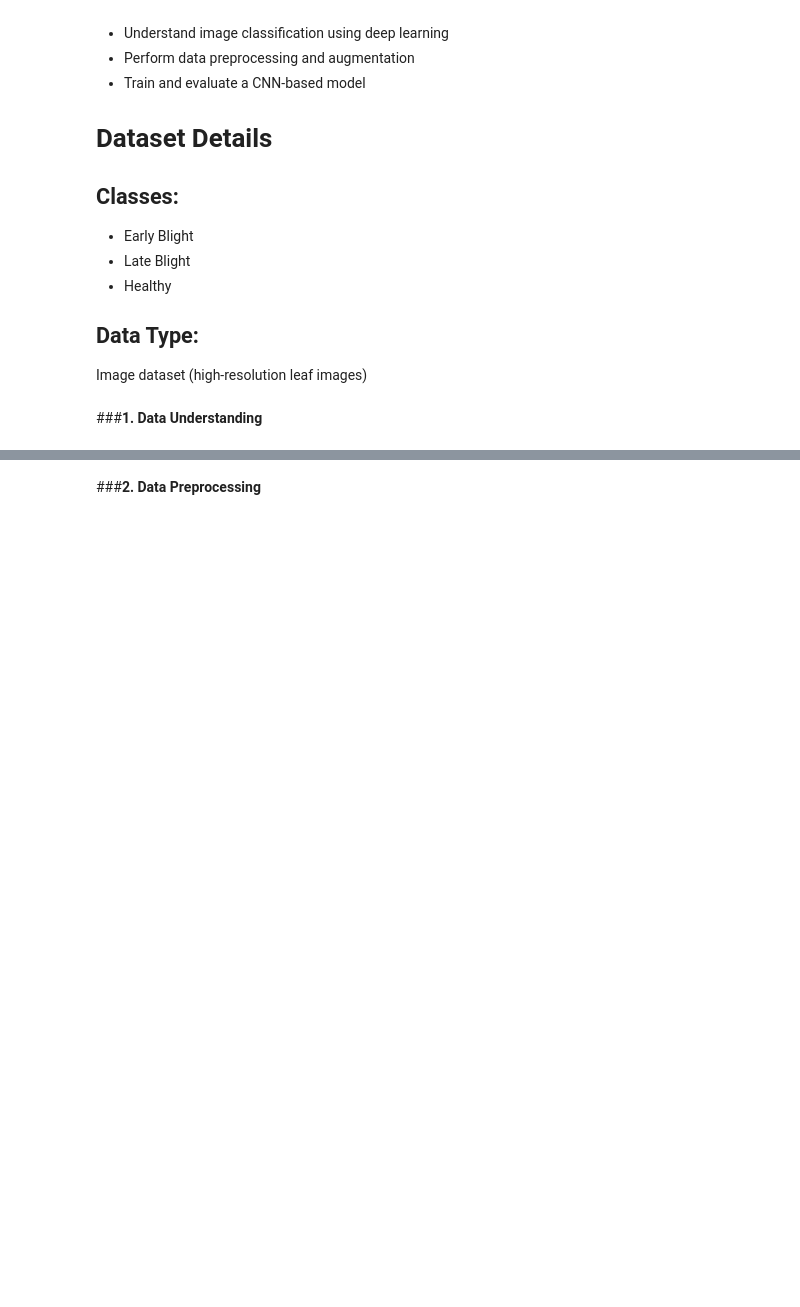
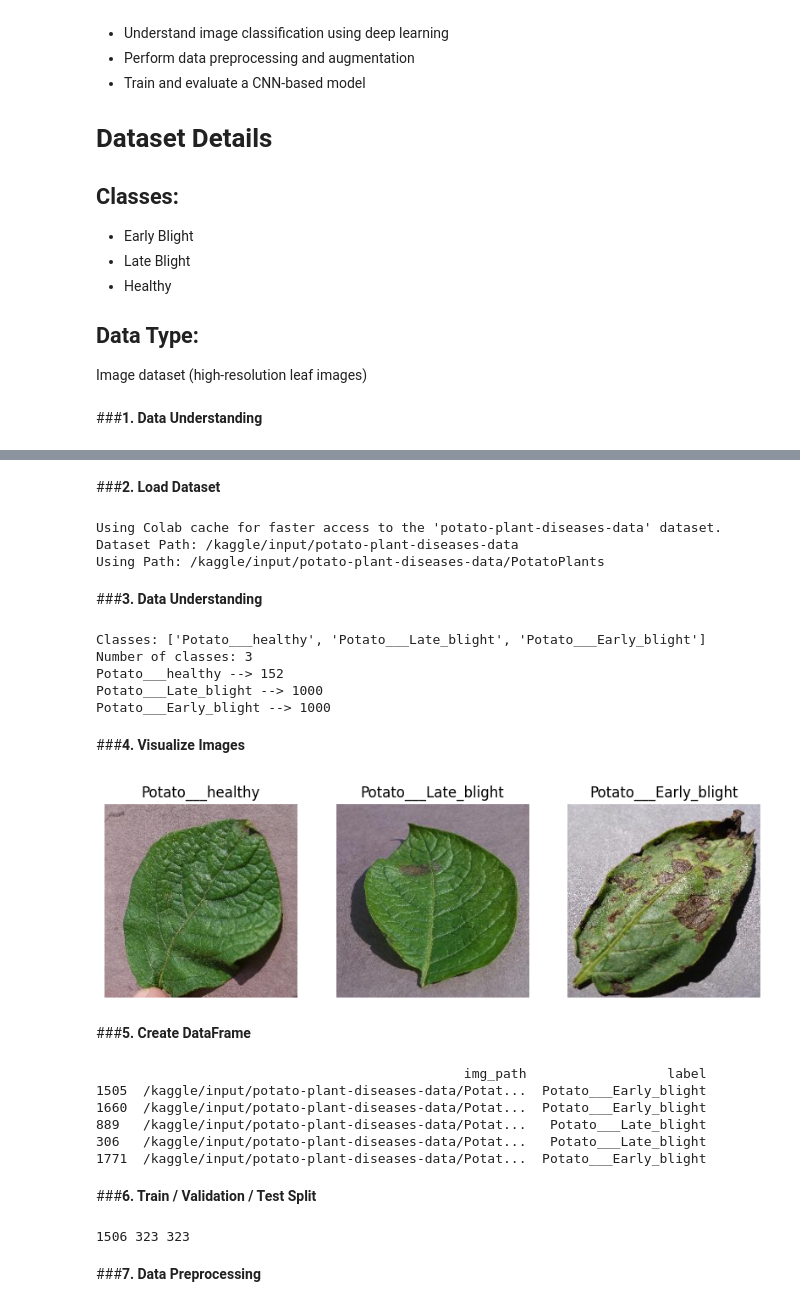
Before and after one commit to cvinushareddy/Data-science-projects, a Jupyter notebook: Week_10.ipynb, the cells around one changed output, grey strips where cells are left out. Saved outputs shown, nothing was run; the diff lists cells and outputs as text; code cells hidden in the pictures; blank space fills up the shorter version.

```diff
--- a/Week_10.ipynb
+++ b/Week_10.ipynb
@@ -131,2 +56,77 @@ plt.show()
+# %% [markdown]
+###**2. Load Dataset**
+# %%
+path = kagglehub.dataset_download("hafiznouman786/potato-plant-diseases-data")
+print("Dataset Path:", path)
+
+# Use correct folder
+data_path = os.path.join(path, "PotatoPlants")
+print("Using Path:", data_path)
+# %% [output]
+Using Colab cache for faster access to the 'potato-plant-diseases-data' dataset.
+Dataset Path: /kaggle/input/potato-plant-diseases-data
+Using Path: /kaggle/input/potato-plant-diseases-data/PotatoPlants
+# %% [markdown]
+###**3. Data Understanding**
+# %%
+classes = os.listdir(data_path)
+print("Classes:", classes)
+print("Number of classes:", len(classes))
+
+for cls in classes:
+    print(cls, "-->", len(os.listdir(os.path.join(data_path, cls))))
+# %% [output]
+Classes: ['Potato___healthy', 'Potato___Late_blight', 'Potato___Early_blight']
+Number of classes: 3
+Potato___healthy --> 152
+Potato___Late_blight --> 1000
+Potato___Early_blight --> 1000
+# %% [markdown]
+###**4. Visualize Images**
+# %%
+plt.figure(figsize=(10,5))
+
+for i, cls in enumerate(classes):
+    img_path = os.path.join(data_path, cls, os.listdir(os.path.join(data_path, cls))[0])
+    img = Image.open(img_path)
+
+    plt.subplot(1,3,i+1)
+    plt.imshow(img)
+    plt.title(cls)
+    plt.axis('off')
+
+plt.show()
+# %% [output]
+[figure, added]
+# %% [markdown]
+###**5. Create DataFrame**
+# %%
+data = []
+
+for label in classes:
+    class_path = os.path.join(data_path, label)
+    for img in os.listdir(class_path):
+        data.append([os.path.join(class_path, img), label])
+
+data = pd.DataFrame(data, columns=['img_path', 'label'])
+data = data.sample(frac=1, random_state=42)
+
+print(data.head())
+# %% [output]
+                                               img_path                  label
+1505  /kaggle/input/potato-plant-diseases-data/Potat...  Potato___Early_blight
+1660  /kaggle/input/potato-plant-diseases-data/Potat...  Potato___Early_blight
+889   /kaggle/input/potato-plant-diseases-data/Potat...   Potato___Late_blight
+306   /kaggle/input/potato-plant-diseases-data/Potat...   Potato___Late_blight
+1771  /kaggle/input/potato-plant-diseases-data/Potat...  Potato___Early_blight
+# %% [markdown]
+###**6. Train / Validation / Test Split**
+# %%
+train_data, temp_data = train_test_split(data, test_size=0.3, random_state=42)
+val_data, test_data = train_test_split(temp_data, test_size=0.5, random_state=42)
+
+print(len(train_data), len(val_data), len(test_data))
+# %% [output]
+1506 323 323
 # %% [markdown]
-###**2. Data Preprocessing**
+###**7. Data Preprocessing**
```
Also changed, not shown: parts of 17 cells of this notebook.
